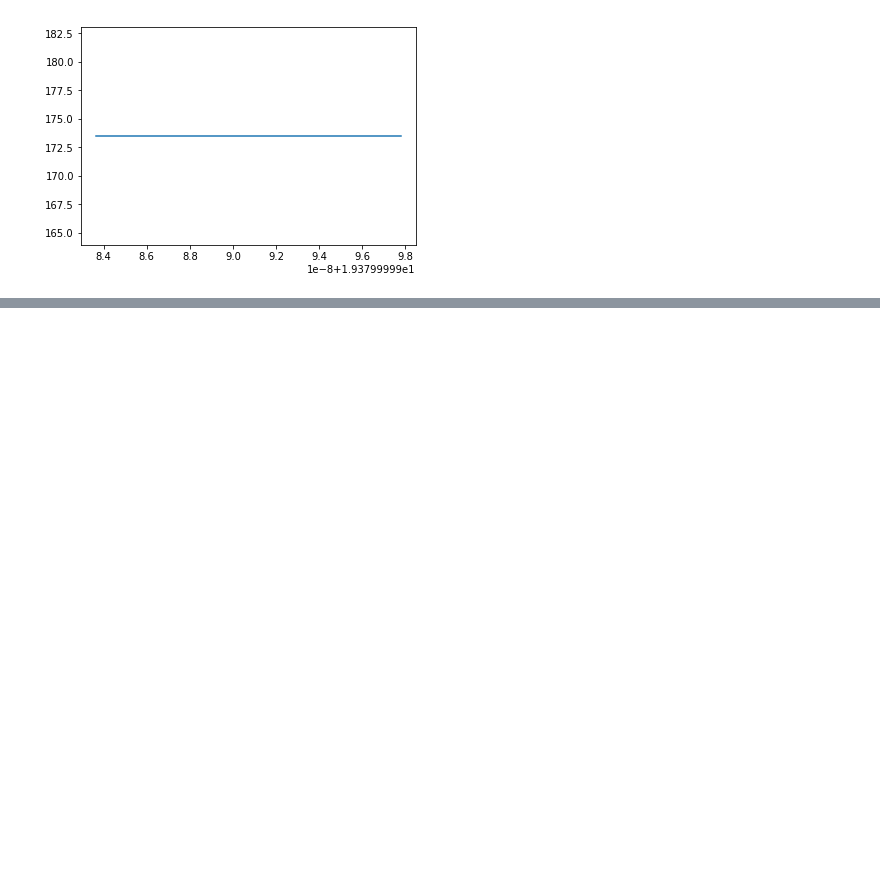
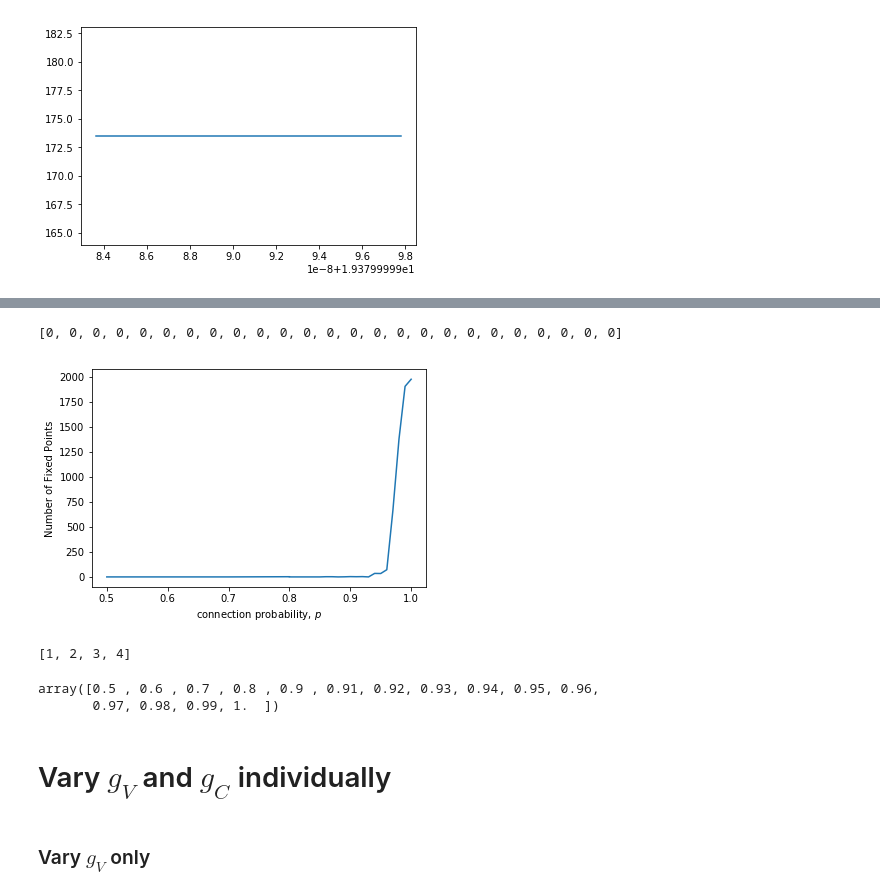
Before and after one commit to mbibireata/Networks, a Jupyter notebook: Rhythmogenesis.ipynb, the cells around one changed output, grey strips where cells are left out. Drawn from its saved outputs; the diff is of its cells as text; code cells hidden in the pictures; blank space fills up the shorter version.

```diff
--- a/Rhythmogenesis.ipynb
+++ b/Rhythmogenesis.ipynb
@@ -2364,0 +2410,40 @@ plot(avC[9000:],avV[9000:])
+# %%
+#generate region of interest only
+a = np.arange(0.5,0.8,0.1)
+b = np.arange(0.8,1.01,0.01)
+p_vals = np.concatenate((a,b))
+n_iters = 2000
+results = []
+
+def binarize(arr, thresh):
+    arr_len = len(arr)
+    return tuple([1 if (arr[i] > thresh) else 0 for i in range(arr_len)])
+
+for p in p_vals:
+    print("p visited: ", p)
+    #import pdb; pdb.set_trace()
+    M = getRandomConnectivity(n, p)
+    l = matrixOfEdges(M, n)
+
+    params[1] = n
+    network = Network(M, l, params)
+    network.kill_neuron2(60)
+
+    state_map = {}
+
+    for i in range(n_iters):
+        avC,avV,C,V = network.simdyn(network.M, network.l,
+                                      network.params, connectivity="heterogeneous", activation="step")
+
+        if classify(avV, params) == 3 or classify(avV, params) == 2:
+            V_bin = [binarize(V[0], Vstar), binarize(V[-1], Vstar)]
+
+            if V_bin[-1] not in state_map:
+                state_map[V_bin[-1]] = [V_bin[0]]
+
+            elif V_bin[0] not in state_map[V_bin[-1]]:
+                state_map[V_bin[-1]].append(V_bin[0])
+
+    del network
+
+    results.append(len(state_map))
@@ -2364,0 +2468,27 @@ plot(avC[9000:],avV[9000:])
+# %%
+results
+# %% [output]
+[0, 0, 0, 0, 0, 0, 0, 0, 0, 0, 0, 0, 0, 0, 0, 0, 0, 0, 0, 0, 0, 0, 0, 0, 0]
+# %%
+plot(p_vals, results)
+xlabel(r"connection probability, $p$")
+ylabel("Number of Fixed Points")
+#plt.savefig("paper_figures/fp_enumeration_n_60.png")
+# %% [output]
+[figure, added]
+# %%
+a = [1,2]
+b = [3,4]
+c = a+b
+c
+# %% [output]
+[1, 2, 3, 4]
+# %%
+c
+# %% [output]
+array([0.5 , 0.6 , 0.7 , 0.8 , 0.9 , 0.91, 0.92, 0.93, 0.94, 0.95, 0.96,
+       0.97, 0.98, 0.99, 1.  ])
+# %% [markdown]
+# Vary $g_V$ and $g_C$ individually
+# %% [markdown]
+### Vary $g_V$ only
```
Also changed, not shown: parts of 13 cells of this notebook.
